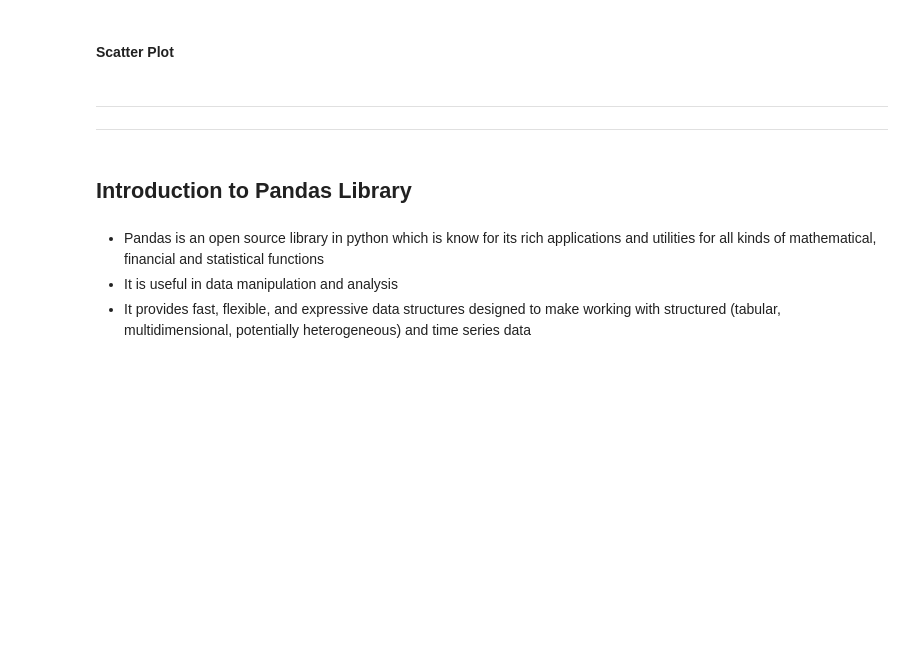
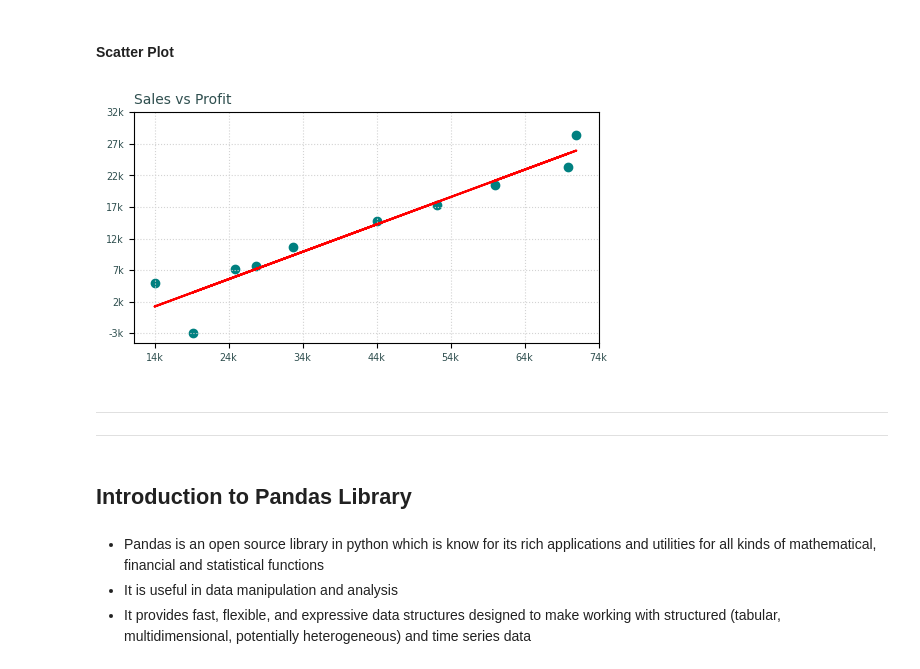
Before and after one commit to knowledge-corner/CGI_19_may_25, a Jupyter notebook: Classwork/Classwork Notebook.ipynb, the cells around one changed output. Drawn from its saved outputs; the diff is of its cells as text; code cells hidden in the pictures; blank space fills up the shorter version.

```diff
--- a/Classwork/Classwork Notebook.ipynb
+++ b/Classwork/Classwork Notebook.ipynb
@@ -1413,5 +1429,25 @@ plt.show()
 # %% [markdown]
 #### Scatter Plot
+# %%
+m, c = np.polyfit(sales, profits, 1)
+y = m * sales + c
+# %%
+plt.figure(figsize = (6, 3))
+plt.scatter(sales, profits, color = "teal")
+plt.plot(sales, y, color = "red")
+
+plt.title("Sales vs Profit", loc = "left", color = "darkslategrey", size = "medium")
+plt.grid(axis="both", color = "lightgrey", ls = ":")
+ticks = np.arange(sales.min(), sales.max()+5000, 10000).astype(int)
+x_labels = (ticks//1000).astype(str) + "k"
+
+plt.xticks(ticks, x_labels, color = "darkslategrey", size = "x-small")
+ticks = np.arange(profits.min(), profits.max()+5000, 5000).astype(int)
+y_labels = (ticks//1000).astype(str) + "k"
+plt.yticks(ticks, y_labels, color = "darkslategrey", size = "x-small")
+plt.show()
+# %% [output]
+[figure, added]
 # %% [markdown]
 <hr><hr>
 # %% [markdown]
```
Also changed, not shown: parts of 5 cells of this notebook.
